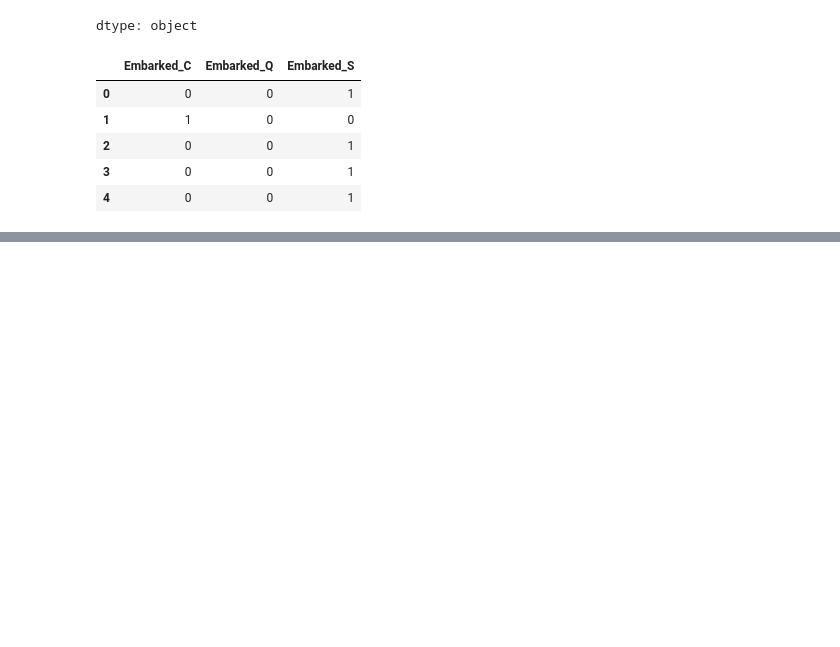
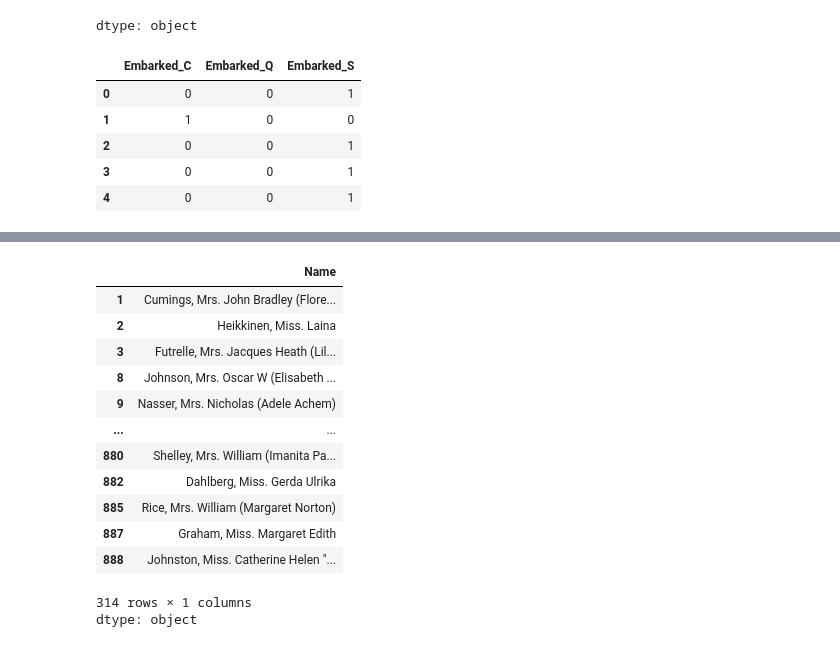
Before and after one commit to milena-seismo/DSB-Unit-02-New, a Jupyter notebook: Labs/lab-eda-titanic/lab-eda-titanic-student-submission.ipynb, the cells around one changed output, grey strips where cells are left out. Cells and saved outputs as stored; diff of their text form; code cells hidden in the pictures; blank space fills up the shorter version.

```diff
--- a/Labs/lab-eda-titanic/lab-eda-titanic-student-submission.ipynb
+++ b/Labs/lab-eda-titanic/lab-eda-titanic-student-submission.ipynb
@@ -303,0 +335,17 @@ embarked.head()
+# %%
+train_family.loc[train_family['Sex'] == 'female', 'Name']
+# %% [output]
+|  | Name |
+| 1 | Cumings, Mrs. John Bradley (Flore... |
+| 2 | Heikkinen, Miss. Laina |
+| 3 | Futrelle, Mrs. Jacques Heath (Lil... |
+| 8 | Johnson, Mrs. Oscar W (Elisabeth ... |
+| 9 | Nasser, Mrs. Nicholas (Adele Achem) |
+| ... | ... |
+| 880 | Shelley, Mrs. William (Imanita Pa... |
+| 882 | Dahlberg, Miss. Gerda Ulrika |
+| 885 | Rice, Mrs. William (Margaret Norton) |
+| 887 | Graham, Miss. Margaret Edith |
+| 888 | Johnston, Miss. Catherine Helen "... |
+314 rows × 1 columns
+dtype: object
```
Also changed, not shown: parts of 5 cells of this notebook.
